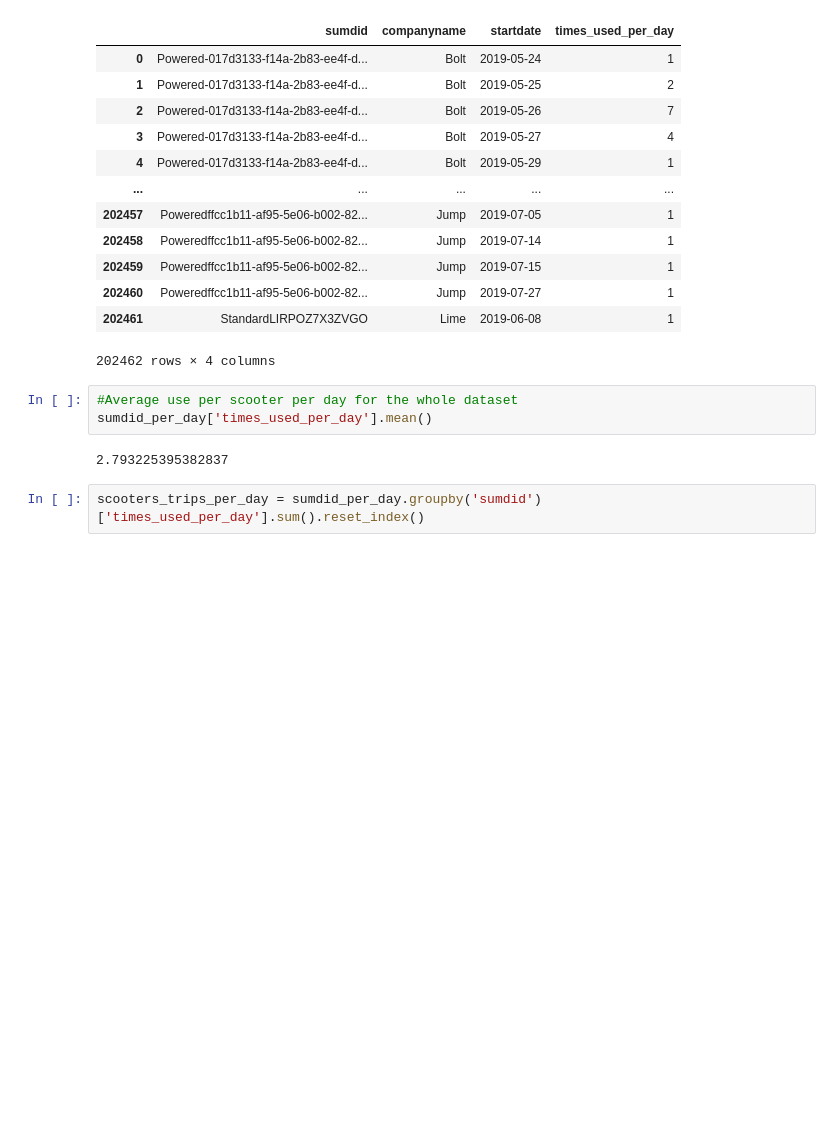
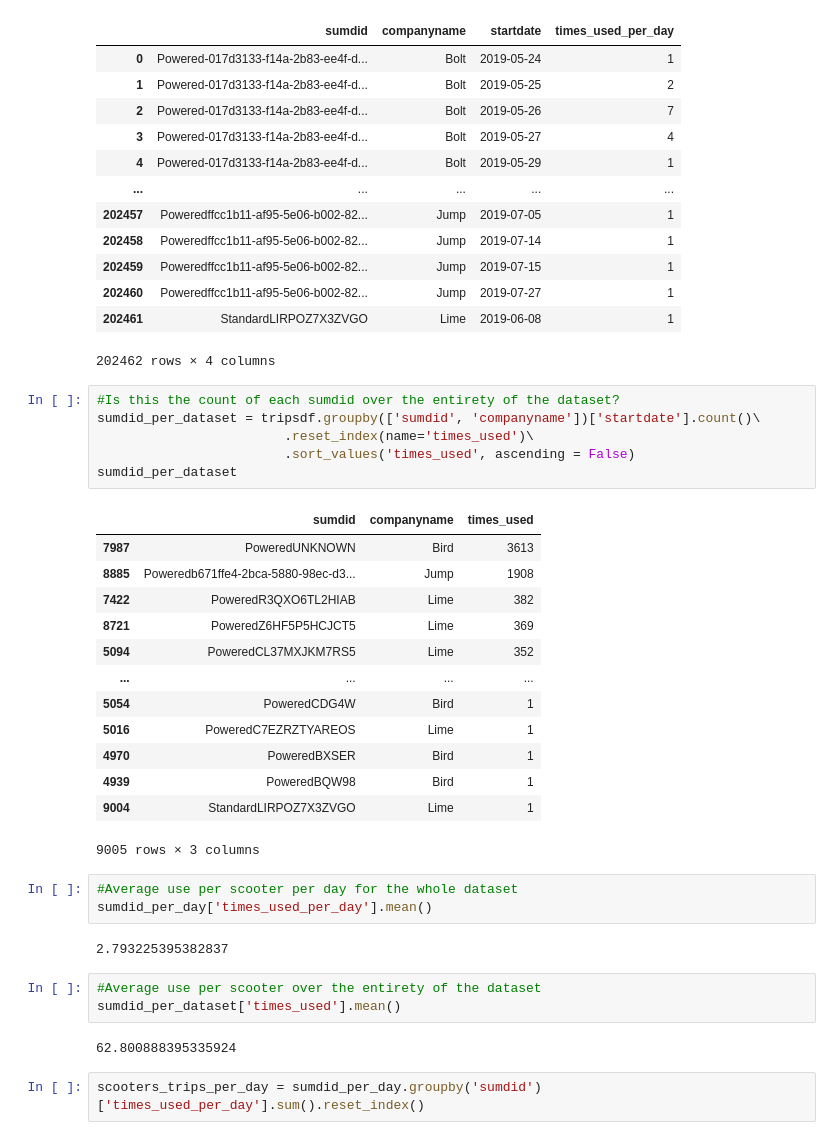
Before and after one commit to NSS-Data-Analytics-Cohort-11/scooters-hot_honey, a Jupyter notebook: notebooks/Scooters.ipynb, the cells around one changed output. Cells and saved outputs as stored; diff of their text form; blank space fills up the shorter version.

```diff
--- a/notebooks/Scooters.ipynb
+++ b/notebooks/Scooters.ipynb
@@ -745,11 +745,36 @@ sumdid_per_day
 | 202460 | Poweredffcc1b11-af95-5e06-b002-82... | Jump | 2019-07-27 | 1 |
 | 202461 | StandardLIRPOZ7X3ZVGO | Lime | 2019-06-08 | 1 |
 202462 rows × 4 columns
+# %%
+#Is this the count of each sumdid over the entirety of the dataset?
+sumdid_per_dataset = tripsdf.groupby(['sumdid', 'companyname'])['startdate'].count()\
+                        .reset_index(name='times_used')\
+                        .sort_values('times_used', ascending = False)
+sumdid_per_dataset
+# %% [output]
+|  | sumdid | companyname | times_used |
+| 7987 | PoweredUNKNOWN | Bird | 3613 |
+| 8885 | Poweredb671ffe4-2bca-5880-98ec-d3... | Jump | 1908 |
+| 7422 | PoweredR3QXO6TL2HIAB | Lime | 382 |
+| 8721 | PoweredZ6HF5P5HCJCT5 | Lime | 369 |
+| 5094 | PoweredCL37MXJKM7RS5 | Lime | 352 |
+| ... | ... | ... | ... |
+| 5054 | PoweredCDG4W | Bird | 1 |
+| 5016 | PoweredC7EZRZTYAREOS | Lime | 1 |
+| 4970 | PoweredBXSER | Bird | 1 |
+| 4939 | PoweredBQW98 | Bird | 1 |
+| 9004 | StandardLIRPOZ7X3ZVGO | Lime | 1 |
+9005 rows × 3 columns
 # %%
 #Average use per scooter per day for the whole dataset
 sumdid_per_day['times_used_per_day'].mean()
 # %% [output]
 2.793225395382837
+# %%
+#Average use per scooter over the entirety of the dataset
+sumdid_per_dataset['times_used'].mean()
+# %% [output]
+62.800888395335924
 # %%
 scooters_trips_per_day = sumdid_per_day.groupby('sumdid')['times_used_per_day'].sum().reset_index()
 # %%
```
Also changed, not shown: parts of 86 cells of this notebook.
